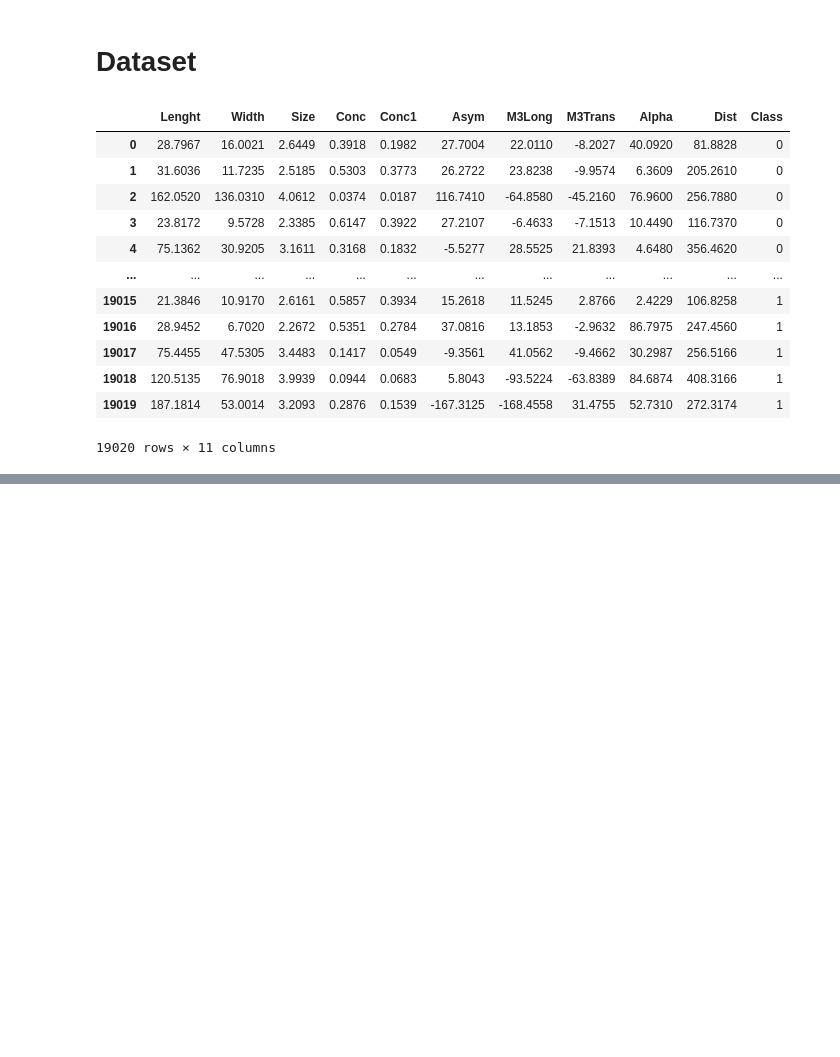
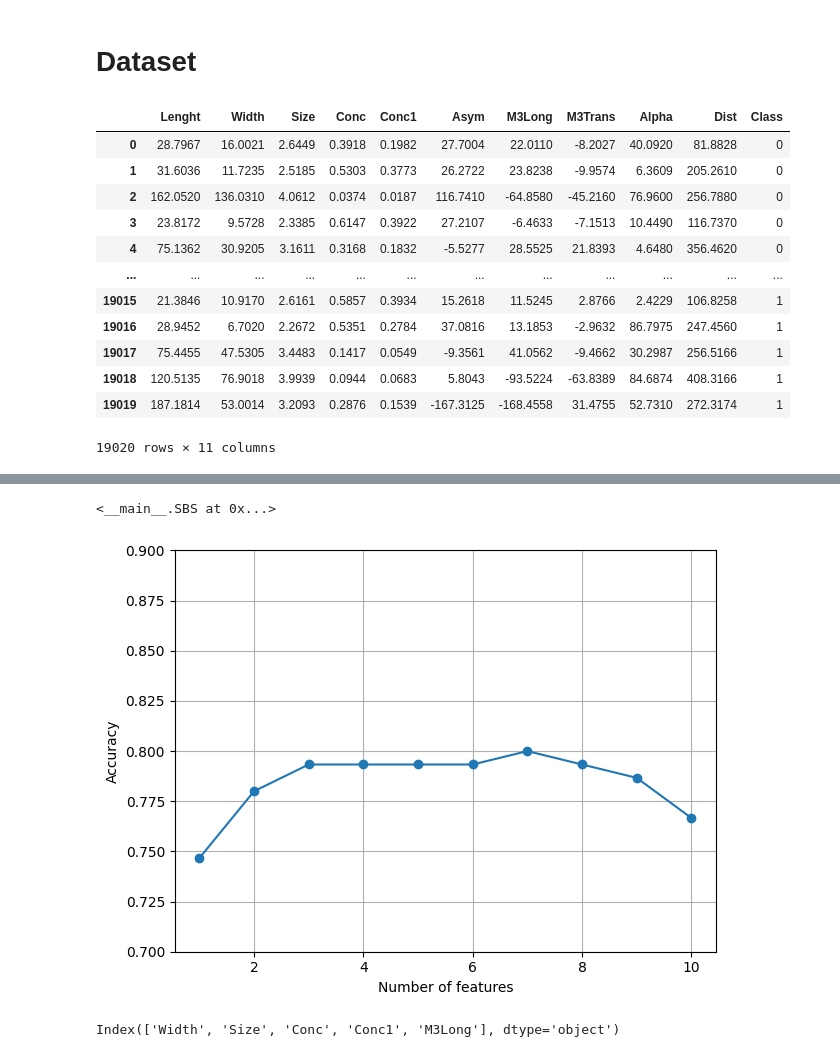
Before and after one commit to Andrewss01/Machine-Learning, a Jupyter notebook: Parte_Andre.ipynb, the cells around one changed output, grey strips where cells are left out. Cells and saved outputs as stored; diff of their text form; code cells hidden in the pictures; blank space fills up the shorter version.

```diff
--- a/Parte_Andre.ipynb
+++ b/Parte_Andre.ipynb
@@ -175,0 +260,9 @@ PCA()
+# %%
+sbs = SequentialFeatureSelector(estimator = lr, scoring = 'accuracy', cv = 10)
+pipe_lr_sbs = make_pipeline(StandardScaler(), sbs, lr)
+n_components = [5,6,7]
+C_range = [0.1,1,10,100]
+param_grid_lr_sbs = [{'logisticregression__C': C_range, 'logisticregression__max_iter':max_iter,
+'sequentialfeatureselector__n_features_to_select': n_components, 'logisticregression__solver': ['lbfgs']},
+{'logisticregression__C': C_range, 'logisticregression__max_iter':max_iter,
+'sequentialfeatureselector__n_features_to_select': n_components, 'logisticregression__solver': ['newton-cholesky']}]
@@ -175,0 +287,21 @@ PCA()
+# %%
+sbs_2 = SBS(lr, k_features= 1)
+sbs_2.fit(X_train_std, y_train)
+# %% [output]
+<__main__.SBS at 0x...>
+# %%
+k_feat  = [len(k) for k in sbs_2.subsets_]
+plt.plot(k_feat, sbs_2.scores_, marker = 'o')
+plt.ylim([0.7,0.9])
+plt.ylabel('Accuracy')
+plt.xlabel('Number of features')
+plt.grid()
+plt.tight_layout()
+plt.show()
+# %% [output]
+[figure, added]
+# %%
+k3 = list(sbs_2.subsets_[5])
+print(df_magic.columns[1:][k3])
+# %% [output]
+Index(['Width', 'Size', 'Conc', 'Conc1', 'M3Long'], dtype='object')
```
Also changed, not shown: parts of 149 cells of this notebook.
